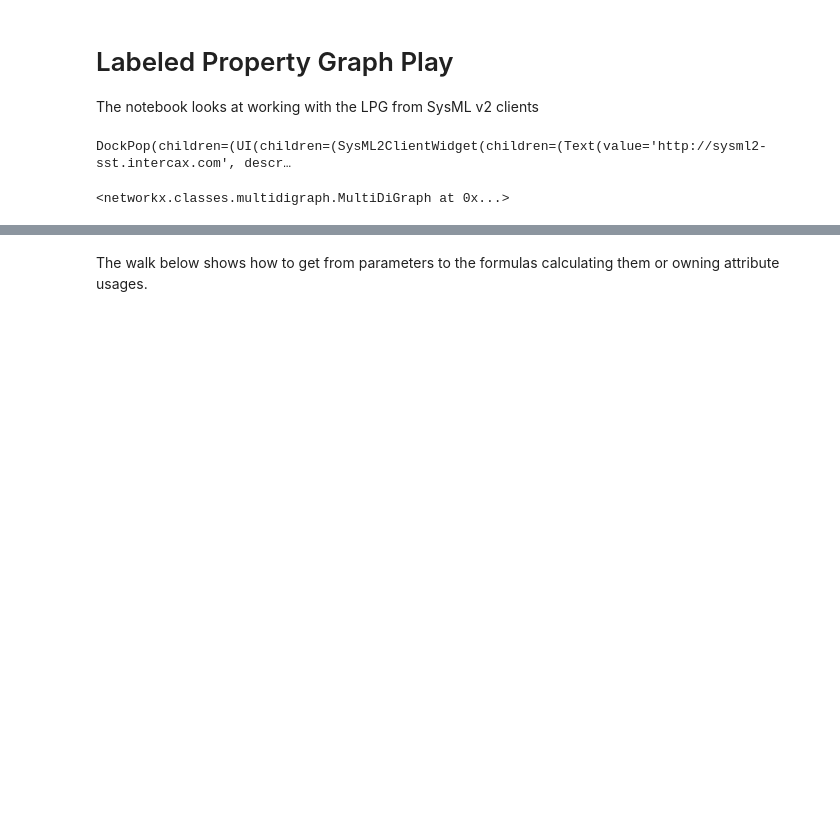
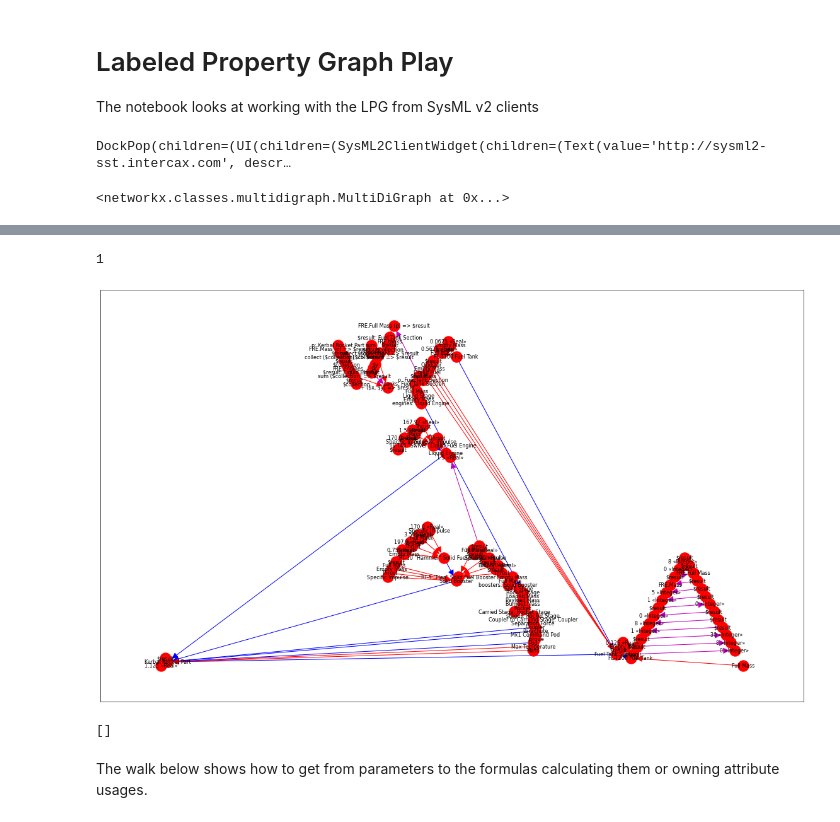
Before and after one commit to bjorncole/pyMBE, a Jupyter notebook: notebooks/LPG Play.ipynb, the cells around one changed output, grey strips where cells are left out. Drawn from its saved outputs; the diff is of its cells as text; code cells hidden in the pictures; blank space fills up the shorter version.

Commit message:
Incremental progress toward covering part graph with instances

```diff
--- a/notebooks/LPG Play.ipynb
+++ b/notebooks/LPG Play.ipynb
@@ -81,39 +89,43 @@ pos = NX.planar_layout(extended_banded_feature_graph)
 
 plt.figure(figsize=(20, 12))
 
 NX.draw_networkx_nodes(extended_banded_feature_graph, pos, nodelist=extended_banded_feature_graph.nodes, node_color="r")
 
 node_labels = {}
 
 for node in extended_banded_feature_graph.nodes:
     label = get_label(lpg.nodes[node], lpg.nodes).replace('$', '\$')
     node_labels.update({node: label})
 
 sc_edges = []
 fm_edges = []
 ft_edges = []
 pm_edges = []
 rpm_edges = []
 
 for edg in extended_banded_feature_graph.edges:
     if edg[2] == 'Superclassing':
         sc_edges.append([edg[0], edg[1]])
-    elif edg[2] == 'FeatureMembership':
+    elif edg[2] == 'FeatureMembership^-1':
         fm_edges.append([edg[0], edg[1]])
-    elif edg[2] == 'FeatureMembership':
+    elif edg[2] == 'FeatureMembership^-1':
         pm_edges.append([edg[0], edg[1]])
-    elif edg[2] == 'ParameterMembership':
-        fm_edges.append([edg[0], edg[1]])
-    elif edg[2] == 'ReturnParameterMembership':
+    elif edg[2] == 'ReturnParameterMembership^-1':
         rpm_edges.append([edg[0], edg[1]])
 
 NX.draw_networkx_labels(extended_banded_feature_graph, pos, node_labels, font_size=8)
 NX.draw_networkx_edges(extended_banded_feature_graph, pos, edgelist=sc_edges, edge_color="b", arrowsize=20)
 NX.draw_networkx_edges(extended_banded_feature_graph, pos, edgelist=fm_edges, edge_color="r", arrowsize=20)
-NX.draw_networkx_edges(extended_banded_feature_graph, pos, edgelist=ft_edges, edge_color="g", arrowsize=20)
 NX.draw_networkx_edges(extended_banded_feature_graph, pos, edgelist=pm_edges, edge_color="c", arrowsize=20)
 NX.draw_networkx_edges(extended_banded_feature_graph, pos, edgelist=rpm_edges, edge_color="m", arrowsize=20)
 1
+# %% [output]
+1
+[figure, added]
+# %%
+fm_edges
+# %% [output]
+[]
 # %%
 xes[0]['@id'] in list(extended_banded_feature_graph.nodes)
 # %%
```
Also changed, not shown: parts of 6 cells of this notebook, 1 other file.
